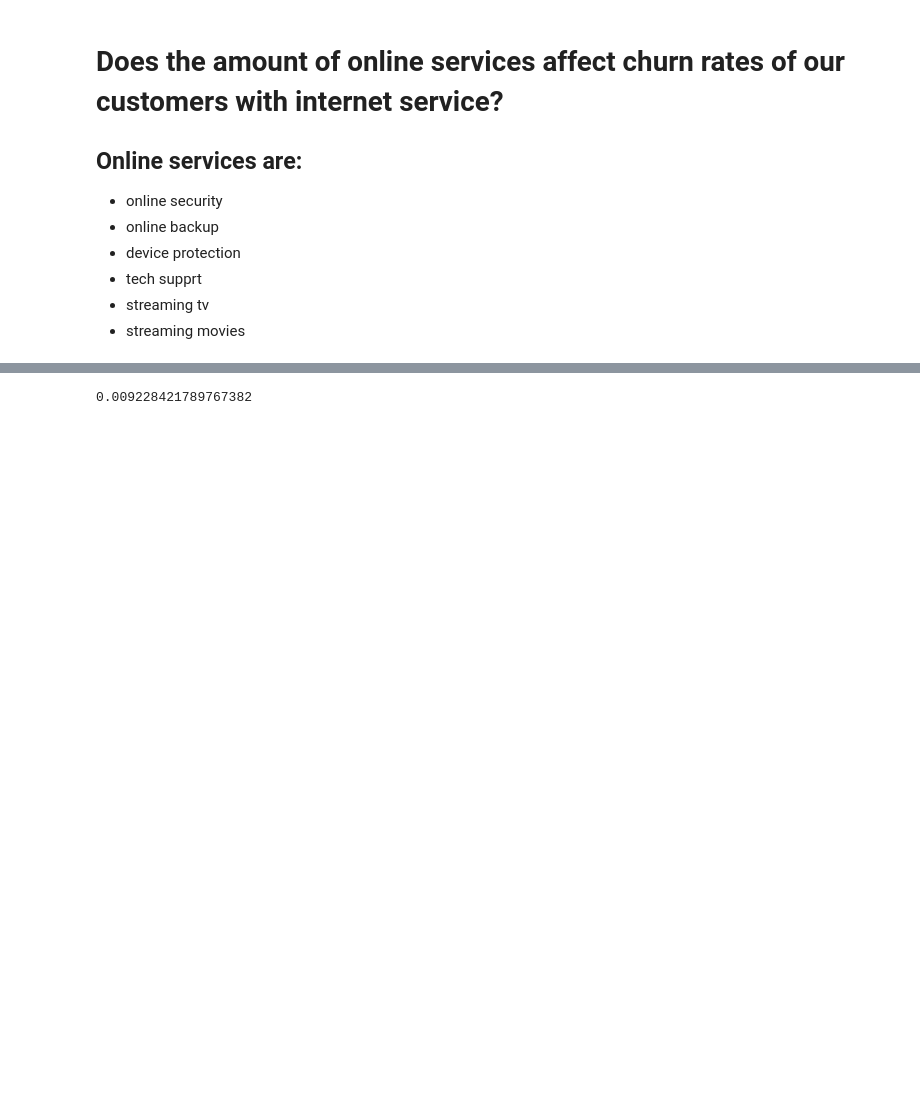
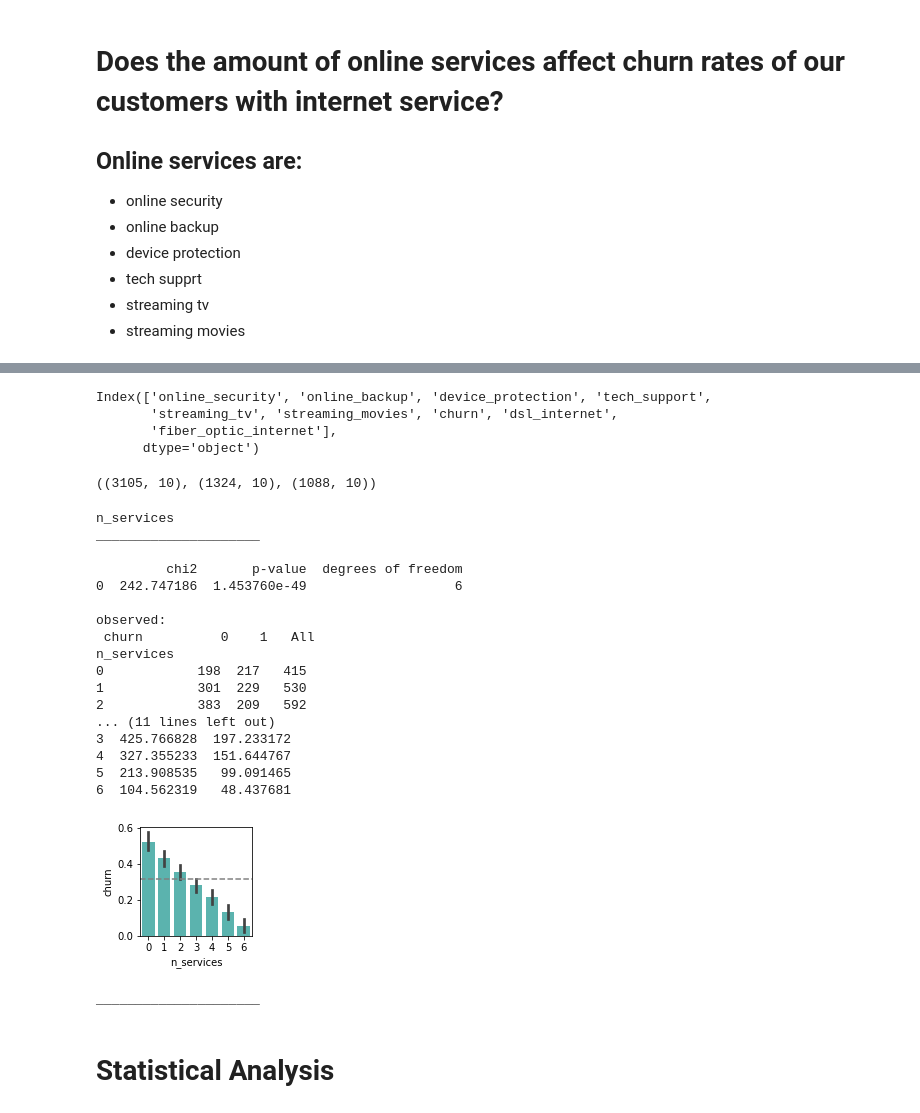
Before and after one commit to mdalton87/classification-exercises, a Jupyter notebook: classification_project/Churn.ipynb, the cells around one changed output, grey strips where cells are left out. Drawn from its saved outputs; the diff is of its cells as text; code cells hidden in the pictures; blank space fills up the shorter version.

Commit message:
finished explore and modeling. just have to choose best model

```diff
--- a/classification_project/Churn.ipynb
+++ b/classification_project/Churn.ipynb
@@ -331,11 +144,3 @@ train = train.melt(id_vars=['customer_id','churn'], var_name='online_services',
-# %%
-# groupby customer_id because there are no duplicates
-
-train = train_melt.groupby('customer_id').sum()
-# %%
-# Unfortunate result to using groupby.sum() churn counts sum as well, to correct this, I just replaced the 6 in churn with a 1
-
-train.churn = train.churn.replace(6, 1)
 # %%
 train.shape
 # %% [output]
@@ -407,5 +148,49 @@ p45
-# %%
-t56,p56 = stats.ttest_ind(t5,t6)
-p56
-# %% [output]
-0.009228421789767382
+# %%
+# Unecessary information for statistics and modeling
+
+dropcols = ['customer_id','internet_service_type','senior_citizen','partner','dependents','tenure','phone_service','multiple_lines','paperless_billing','monthly_charges','total_charges','contract_type','payment_type','gender_male','one_year_contract','two_year_contract','credit_card_payment','e_check_payment','mailed_check_payment']
+train = train.drop(columns=dropcols)
+validate = validate.drop(columns=dropcols)
+test = test.drop(columns=dropcols)
+# %%
+train.columns
+# %% [output]
+Index(['online_security', 'online_backup', 'device_protection', 'tech_support',
+       'streaming_tv', 'streaming_movies', 'churn', 'dsl_internet',
+       'fiber_optic_internet'],
+      dtype='object')
+# %%
+# adding the column n_services: the sum of all of the extra internet services:
+#     "online_security, online_backup, device_protection, tech_support, streaming_tv, and streaming_movies"
+
+train = train.assign(n_services = train[train.columns[:6]].sum(axis=1))
+validate = validate.assign(n_services = validate[validate.columns[:6]].sum(axis=1))
+test = test.assign(n_services = test[test.columns[:6]].sum(axis=1))
+# %%
+train.shape, validate.shape, test.shape
+# %% [output]
+((3105, 10), (1324, 10), (1088, 10))
+# %%
+explore.explore_bivariate_categorical(train, 'churn', 'n_services')
+# %% [output]
+n_services
+_____________________
+
+         chi2       p-value  degrees of freedom
+0  242.747186  1.453760e-49                   6
+
+observed:
+ churn          0    1   All
+n_services
+0            198  217   415
+1            301  229   530
+2            383  209   592
+... (11 lines left out)
+3  425.766828  197.233172
+4  327.355233  151.644767
+5  213.908535   99.091465
+6  104.562319   48.437681
+[figure, added]
+_____________________
+# %% [markdown]
+# Statistical Analysis
```
Also changed, not shown: parts of 68 cells of this notebook, 3 other files.
